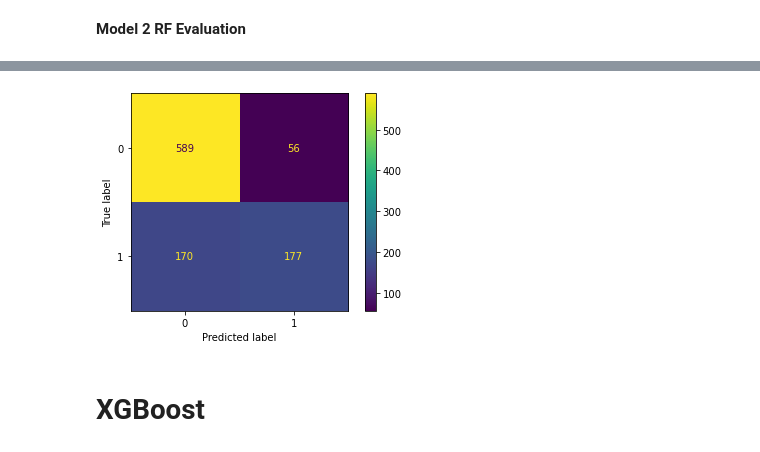
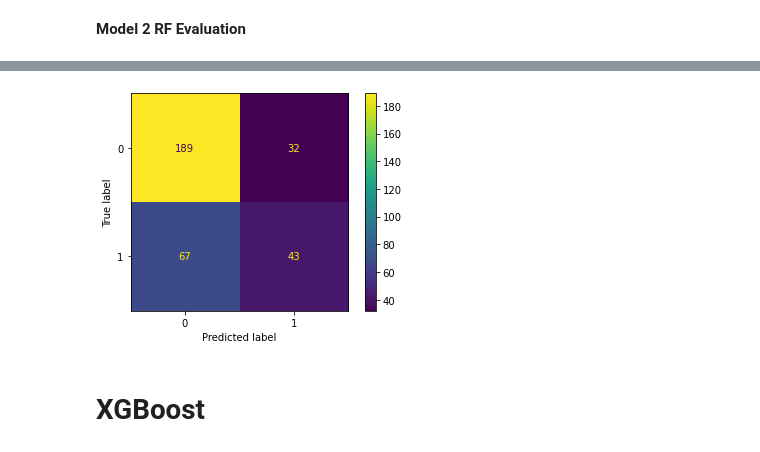
Before and after one commit to lblaka/ipo-success-prediction, a Jupyter notebook: 7_final_notebook.ipynb, the cells around one changed output, grey strips where cells are left out. Cells and saved outputs as stored; diff of their text form; code cells hidden in the pictures.

```diff
--- a/7_final_notebook.ipynb
+++ b/7_final_notebook.ipynb
@@ -548,7 +579,7 @@ Accuracy Score: 0.7112550028587764
 # %%
-rf_matrix = plot_confusion_matrix(ran_for,X_train, y_train)
+rf_matrix = plot_confusion_matrix(ran_for,X_test, y_test)
 # %% [output]
-[figure, old version]
+[figure, new version]
 # %% [markdown]
 # XGBoost
 # %%
```
Also changed, not shown: parts of 17 cells of this notebook.
